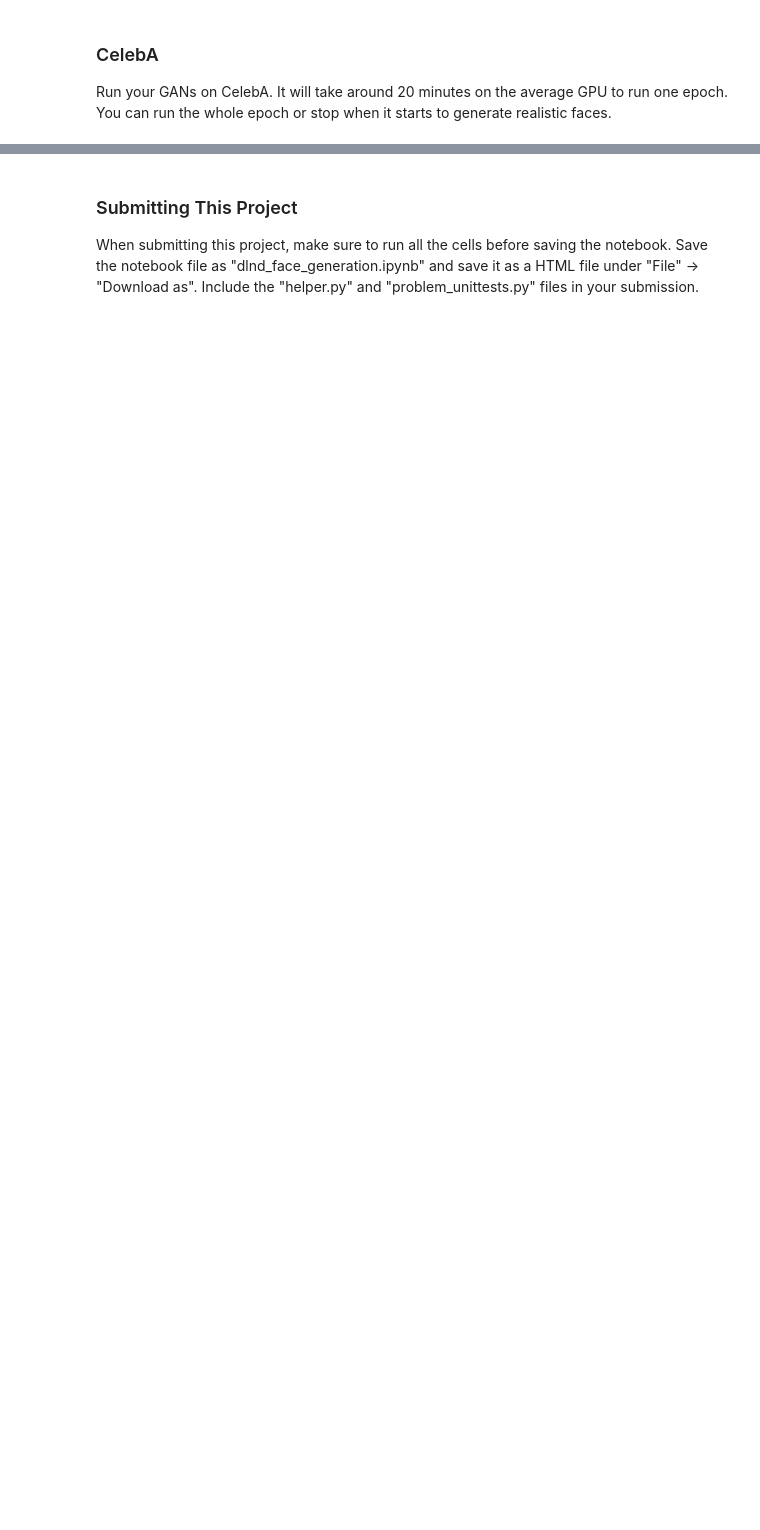
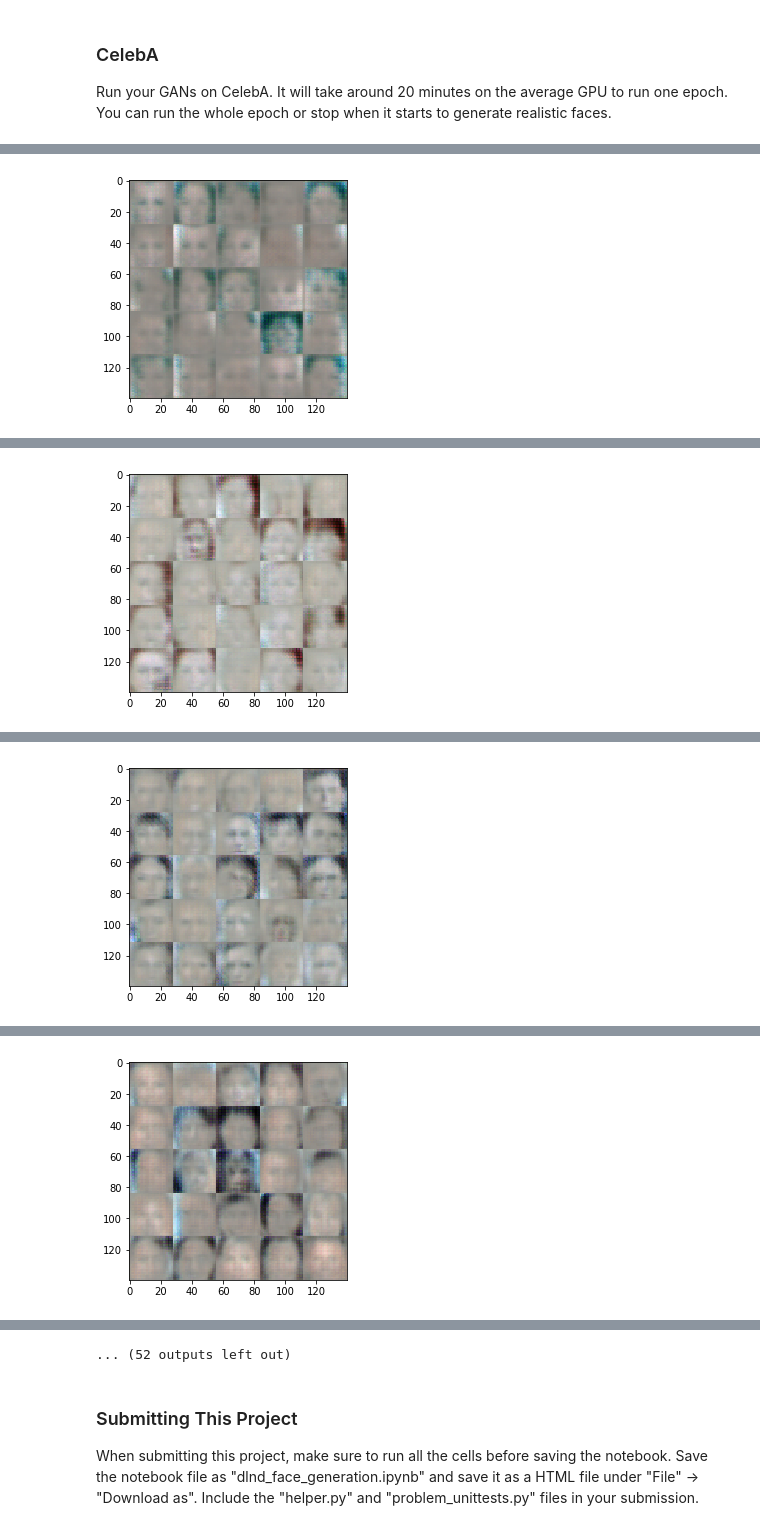
Before and after one commit to becausealice2/deep-learning, a Jupyter notebook: face_generation/dlnd_face_generation.ipynb, the cells around one changed output, grey strips where cells are left out. Cells and saved outputs as stored; diff of their text form; code cells hidden in the pictures; blank space fills up the shorter version.

```diff
--- a/face_generation/dlnd_face_generation.ipynb
+++ b/face_generation/dlnd_face_generation.ipynb
@@ -184,28 +181,23 @@ def generator(z, out_channel_dim, is_train=True):
     :return: The tensor output of the generator
     """
     # TODO: Implement Function
+    alpha = 0.2
     with tf.variable_scope("generator", reuse=(not is_train)):
-        alpha = 0.2
         x = tf.layers.dense(z, 7*7*256)
 
         x = tf.reshape(x, (-1, 7, 7, 256))
         x = tf.layers.batch_normalization(x, training=is_train)
         x = tf.maximum(alpha*x, x)
-        # 7x7x256
 
-        x2 = tf.layers.conv2d_transpose(x, 128, 5, strides=2, padding="same")
-        x2 = tf.layers.batch_normalization(x2, training=is_train)
-        x2 = tf.maximum(alpha*x2, x2)
-        # 14x14x128
+        x = tf.layers.conv2d_transpose(x, 128, 5, strides=2, padding="same")
+        x = tf.layers.batch_normalization(x, training=is_train)
+        x = tf.maximum(alpha*x, x)
 
-        # x3 = tf.layers.conv2d_transpose(x2, 128, 5, strides=2, padding='same',kernel_initializer =tf.random_normal_initializer(stddev=0.05))
-        # x3 = tf.layers.batch_normalization(x3, training=is_train)
-        # x3 = tf.maximum(alpha * x3, x3)
+        x = tf.layers.conv2d_transpose(x, 64, 5, strides=2, padding="same")
+        x = tf.layers.batch_normalization(x, training=is_train)
+        x = tf.maximum(alpha*x, x)
 
-        # logits = tf.layers.conv2d_transpose(x3, out_channel_dim, 3, strides=1, padding='same',kernel_initializer =tf.random_normal_initializer(stddev=0.05))
-
-        logits = tf.layers.conv2d_transpose(x2, out_channel_dim, 5, strides=2, padding="same")
-        #28x28x3
+        logits = tf.layers.conv2d_transpose(x, out_channel_dim, 3, strides=1, padding="same")
 
         out = tf.tanh(logits)
 
@@ -402,7 +460,7 @@ IndexError: list index out of range
 ### CelebA
 Run your GANs on CelebA.  It will take around 20 minutes on the average GPU to run one epoch.  You can run the whole epoch or stop when it starts to generate realistic faces.
 # %%
-batch_size = 100
+batch_size = 64
 z_dim = 100
 learning_rate = 0.001
 beta1 = 0.5
@@ -417,3 +475,4 @@ celeba_dataset = helper.Dataset('celeba', glob(os.path.join(data_dir, 'img_align
 with tf.Graph().as_default():
     train(epochs, batch_size, z_dim, learning_rate, beta1, celeba_dataset.get_batches,
           celeba_dataset.shape, celeba_dataset.image_mode)
+# %% [output]
@@ -419,0 +489 @@ with tf.Graph().as_default():
+[figure, added]
@@ -419,0 +500 @@ with tf.Graph().as_default():
+[figure, added]
@@ -419,0 +511 @@ with tf.Graph().as_default():
+[figure, added]
@@ -419,0 +522 @@ with tf.Graph().as_default():
+[figure, added]
@@ -420,3 +545,4 @@ with tf.Graph().as_default():
+... (52 outputs left out)
 # %% [markdown]
 ### Submitting This Project
 When submitting this project, make sure to run all the cells before saving the notebook. Save the notebook file as "dlnd_face_generation.ipynb" and save it as a HTML file under "File" -> "Download as". Include the "helper.py" and "problem_unittests.py" files in your submission.
```
Also changed, not shown: parts of 11 cells of this notebook.
